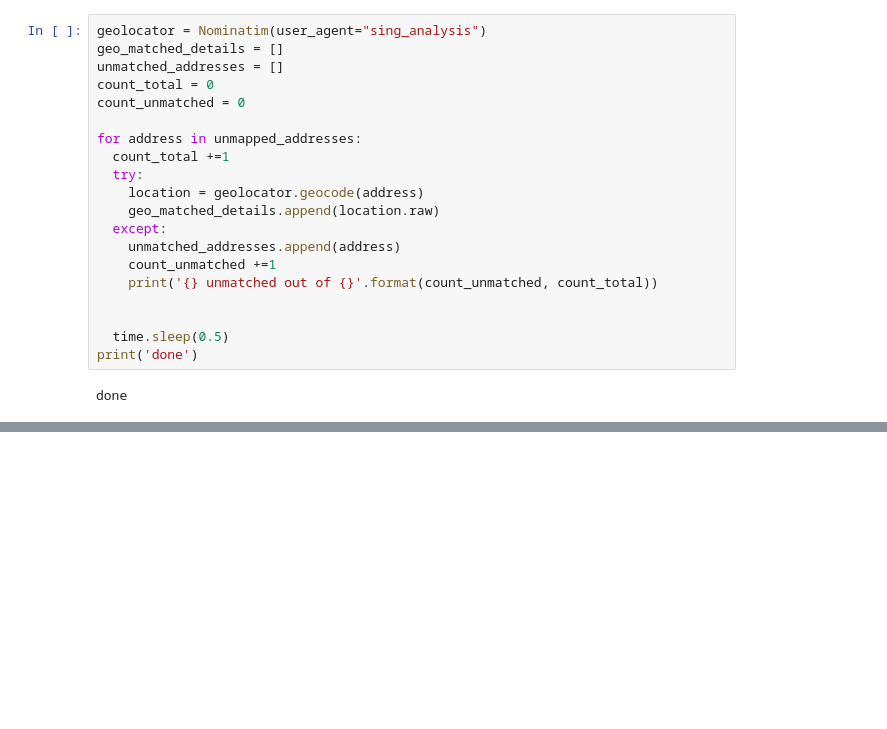
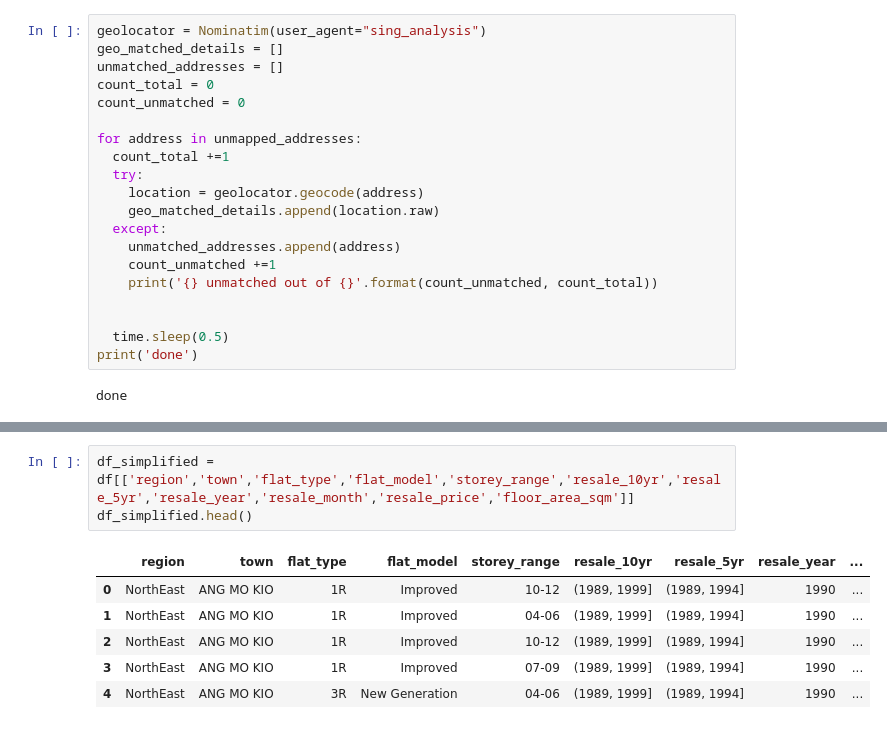
Before and after one commit to ravi-gopalan/singapore_hdb_price_analysis, a Jupyter notebook: singapore_hdb_resale_transactions.ipynb, the cells around one changed output, grey strips where cells are left out. Cells and saved outputs as stored; diff of their text form; blank space fills up the shorter version.

```diff
--- a/singapore_hdb_resale_transactions.ipynb
+++ b/singapore_hdb_resale_transactions.ipynb
@@ -736,0 +828,10 @@ memory usage: 122.7+ MB
+# %%
+df_simplified = df[['region','town','flat_type','flat_model','storey_range','resale_10yr','resale_5yr','resale_year','resale_month','resale_price','floor_area_sqm']]
+df_simplified.head()
+# %% [output]
+|  | region | town | flat_type | flat_model | storey_range | resale_10yr | resale_5yr | resale_year | ... |
+| 0 | NorthEast | ANG MO KIO | 1R | Improved | 10-12 | (1989, 1999] | (1989, 1994] | 1990 | ... |
+| 1 | NorthEast | ANG MO KIO | 1R | Improved | 04-06 | (1989, 1999] | (1989, 1994] | 1990 | ... |
+| 2 | NorthEast | ANG MO KIO | 1R | Improved | 10-12 | (1989, 1999] | (1989, 1994] | 1990 | ... |
+| 3 | NorthEast | ANG MO KIO | 1R | Improved | 07-09 | (1989, 1999] | (1989, 1994] | 1990 | ... |
+| 4 | NorthEast | ANG MO KIO | 3R | New Generation | 04-06 | (1989, 1999] | (1989, 1994] | 1990 | ... |
```
Also changed, not shown: parts of 24 cells of this notebook.
